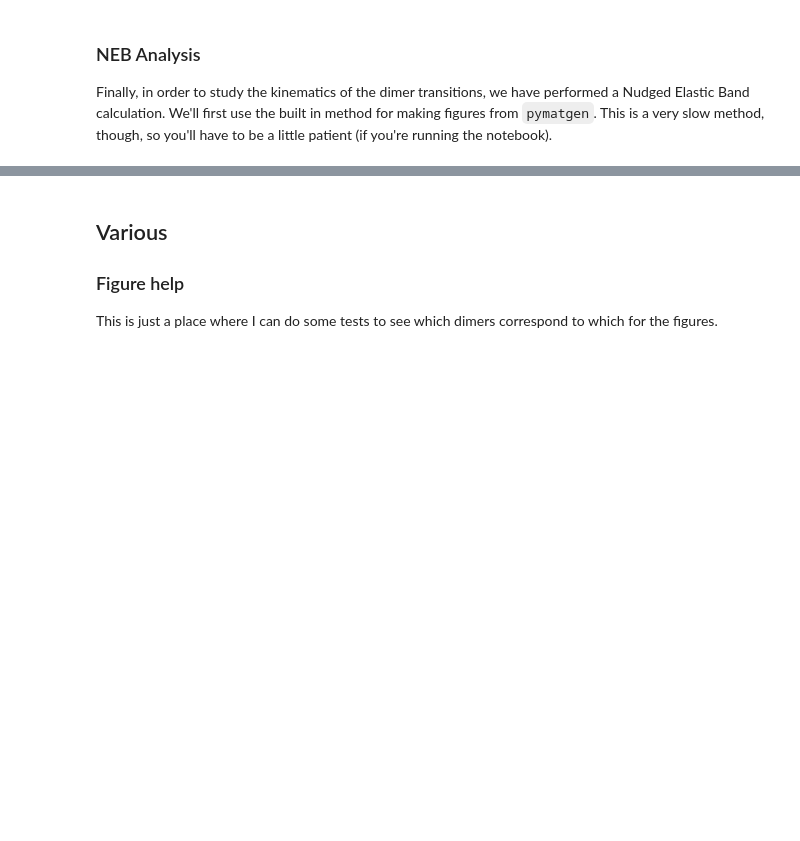
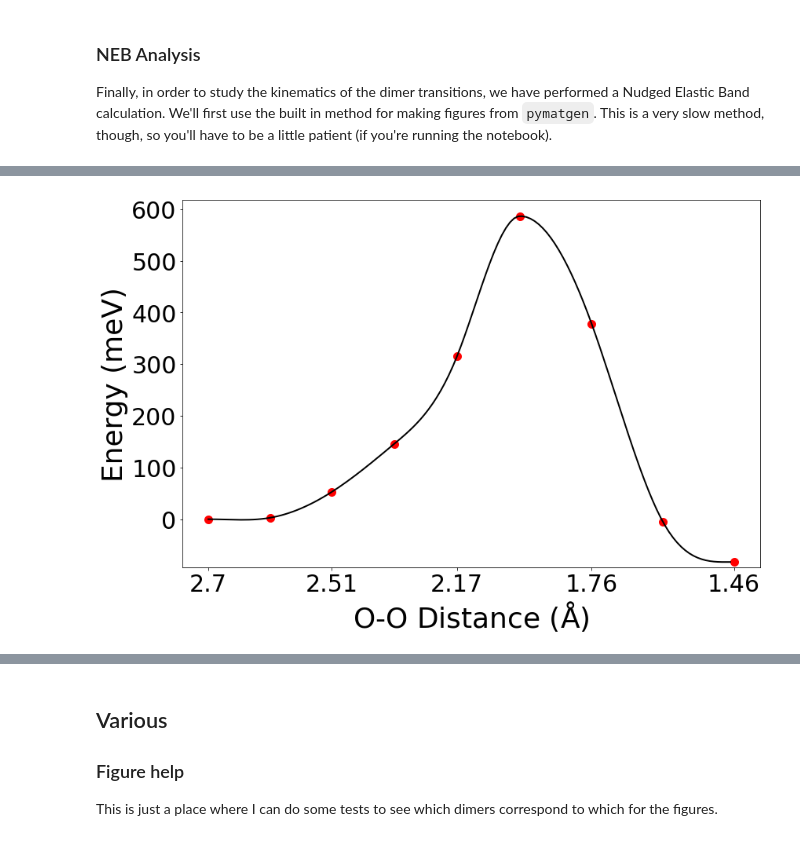
Before and after one commit to CaptainDasheng/jupyter, a Jupyter notebook: dimer_analysis/dimer_analysis.ipynb, the cells around one changed output, grey strips where cells are left out. Saved outputs shown, nothing was run; the diff lists cells and outputs as text; code cells hidden in the pictures; blank space fills up the shorter version.

```diff
--- a/dimer_analysis/dimer_analysis.ipynb
+++ b/dimer_analysis/dimer_analysis.ipynb
@@ -365,0 +386,8 @@ Finally, in order to study the kinematics of the dimer transitions, we have perf
+# %%
+neb_48_92 = pb.DimerNEBAnalysis.from_file(
+    os.path.join(pybat_data_dir, "Li2MnO3/0.5/O1-1a/2x2x2/dftu_dimers/dimer_48_92_vtst/neb_data.json")
+)
+neb_48_92.setup_spline({"saddle_point": "zero_slope"})
+neb_48_92.get_plot(label_barrier=False).show()
+# %% [output]
+[figure, added]
```
Also changed, not shown: parts of 18 cells of this notebook.
